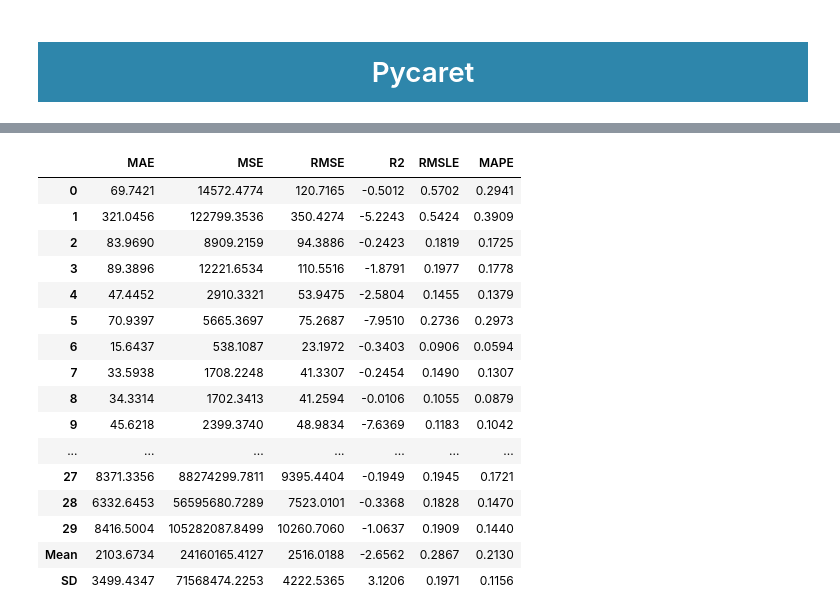
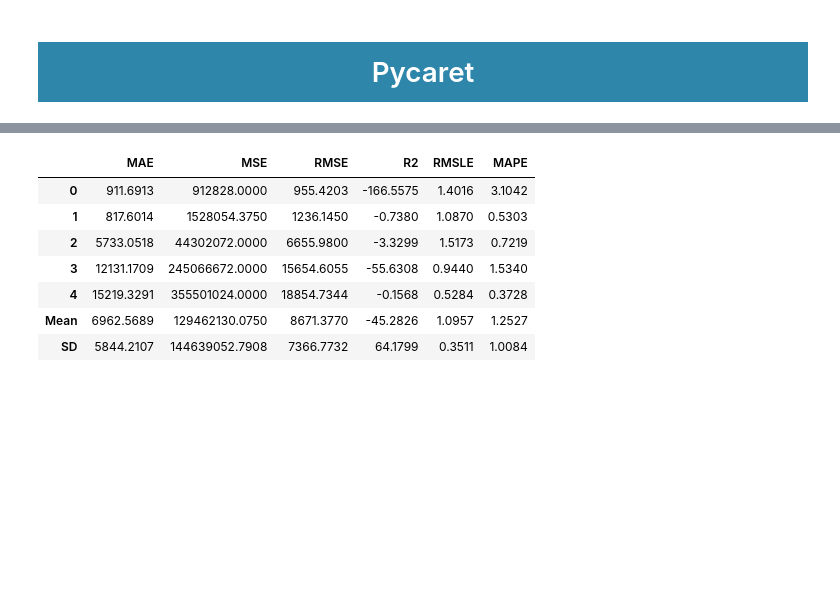
Before and after one commit to obaidagh/crypto-analysis-forcasting, a Jupyter notebook: playground.ipynb, the cells around one changed output, grey strips where cells are left out. Cells and saved outputs as stored; diff of their text form; code cells hidden in the pictures; blank space fills up the shorter version.

```diff
--- a/playground.ipynb
+++ b/playground.ipynb
@@ -135,22 +108,13 @@ xgb_tuned = tune_model(xgb)
-# %%
-dt = create_model('dt')
-dt_tuned = tune_model(dt)
-# %% [output]
-|  | MAE | MSE | RMSE | R2 | RMSLE | MAPE |
-| 0 | 69.7421 | 14572.4774 | 120.7165 | -0.5012 | 0.5702 | 0.2941 |
-| 1 | 321.0456 | 122799.3536 | 350.4274 | -5.2243 | 0.5424 | 0.3909 |
-| 2 | 83.9690 | 8909.2159 | 94.3886 | -0.2423 | 0.1819 | 0.1725 |
-| 3 | 89.3896 | 12221.6534 | 110.5516 | -1.8791 | 0.1977 | 0.1778 |
-| 4 | 47.4452 | 2910.3321 | 53.9475 | -2.5804 | 0.1455 | 0.1379 |
-| 5 | 70.9397 | 5665.3697 | 75.2687 | -7.9510 | 0.2736 | 0.2973 |
-| 6 | 15.6437 | 538.1087 | 23.1972 | -0.3403 | 0.0906 | 0.0594 |
-| 7 | 33.5938 | 1708.2248 | 41.3307 | -0.2454 | 0.1490 | 0.1307 |
-| 8 | 34.3314 | 1702.3413 | 41.2594 | -0.0106 | 0.1055 | 0.0879 |
-| 9 | 45.6218 | 2399.3740 | 48.9834 | -7.6369 | 0.1183 | 0.1042 |
-| ... | ... | ... | ... | ... | ... | ... |
-| 27 | 8371.3356 | 88274299.7811 | 9395.4404 | -0.1949 | 0.1945 | 0.1721 |
-| 28 | 6332.6453 | 56595680.7289 | 7523.0101 | -0.3368 | 0.1828 | 0.1470 |
-| 29 | 8416.5004 | 105282087.8499 | 10260.7060 | -1.0637 | 0.1909 | 0.1440 |
-| Mean | 2103.6734 | 24160165.4127 | 2516.0188 | -2.6562 | 0.2867 | 0.2130 |
-| SD | 3499.4347 | 71568474.2253 | 4222.5365 | 3.1206 | 0.1971 | 0.1156 |
+# %%
+lasso = create_model('lasso')
+lasso_tuned = tune_model(lasso)
+# %% [output]
+|  | MAE | MSE | RMSE | R2 | RMSLE | MAPE |
+| 0 | 911.6913 | 912828.0000 | 955.4203 | -166.5575 | 1.4016 | 3.1042 |
+| 1 | 817.6014 | 1528054.3750 | 1236.1450 | -0.7380 | 1.0870 | 0.5303 |
+| 2 | 5733.0518 | 44302072.0000 | 6655.9800 | -3.3299 | 1.5173 | 0.7219 |
+| 3 | 12131.1709 | 245066672.0000 | 15654.6055 | -55.6308 | 0.9440 | 1.5340 |
+| 4 | 15219.3291 | 355501024.0000 | 18854.7344 | -0.1568 | 0.5284 | 0.3728 |
+| Mean | 6962.5689 | 129462130.0750 | 8671.3770 | -45.2826 | 1.0957 | 1.2527 |
+| SD | 5844.2107 | 144639052.7908 | 7366.7732 | 64.1799 | 0.3511 | 1.0084 |
 # %%
```
Also changed, not shown: parts of 17 cells of this notebook, 12 other files.
